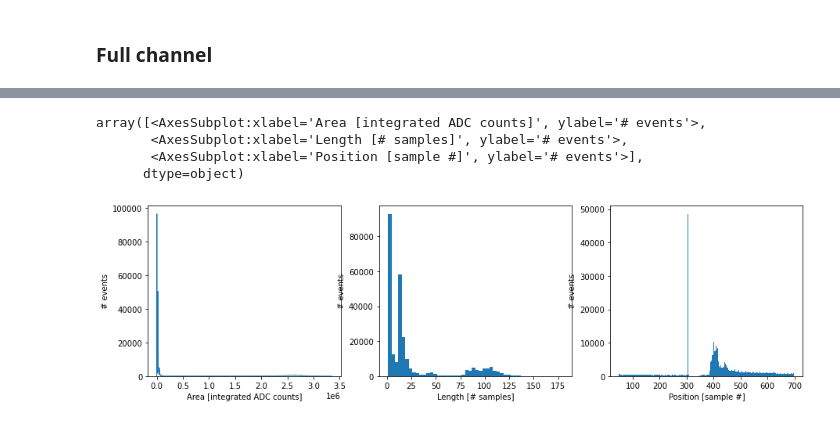
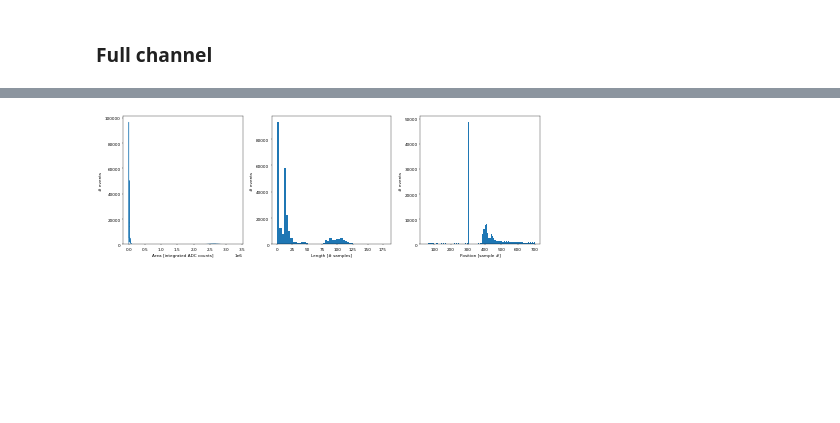
Before and after one commit to ricmperes/PyLArS, a Jupyter notebook: notebooks/Process a channel.ipynb, the cells around one changed output, grey strips where cells are left out. Cells and saved outputs as stored; diff of their text form; code cells hidden in the pictures; blank space fills up the shorter version.

```diff
--- a/notebooks/Process a channel.ipynb
+++ b/notebooks/Process a channel.ipynb
@@ -98,4 +90,4 @@ array([    0., 15154., 15207., 15112.])
 # %% [markdown]
 ### Full channel
 # %%
-resutls_ch0 = process.process_channel('wf0')
+results_ch0 = pd.DataFrame(process.process_channel('wf0'))
@@ -112,3 +94 @@ import pandas as pd
-# %%
-results_ch0 = pd.DataFrame(resutls_ch0)
 # %%
@@ -130,9 +103,8 @@ results_ch0
 # %%
-plot_3hists(results_ch0)
+fig, axs = plt.subplots(1,3, figsize = (15,5), dpi = 30)
+plot_3hists(results_ch0, axs = axs)
+plt.tight_layout()
+plt.show()
 # %% [output]
-array([<AxesSubplot:xlabel='Area [integrated ADC counts]', ylabel='# events'>,
-       <AxesSubplot:xlabel='Length [# samples]', ylabel='# events'>,
-       <AxesSubplot:xlabel='Position [sample #]', ylabel='# events'>],
-      dtype=object)
-[figure, old version]
+[figure, new version]
 # %%
```
Also changed, not shown: parts of 19 cells of this notebook, 2 other files.
